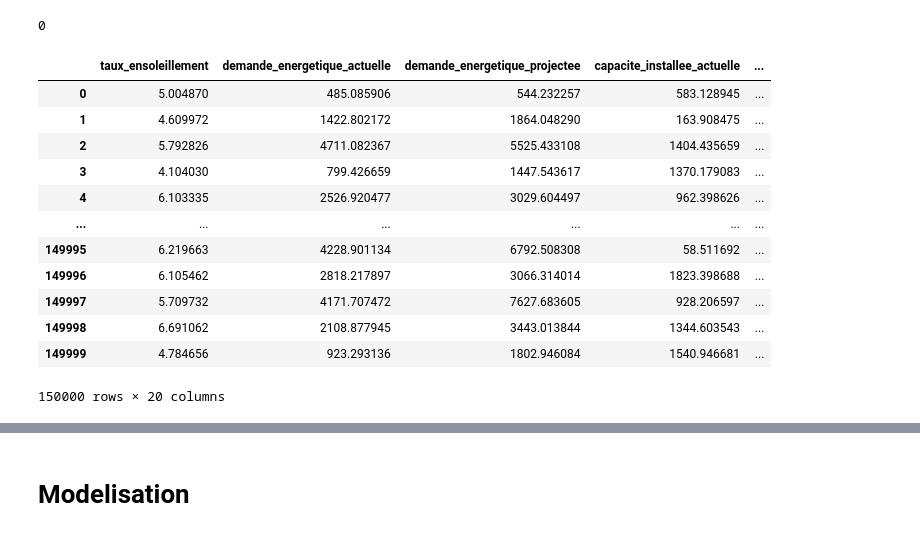
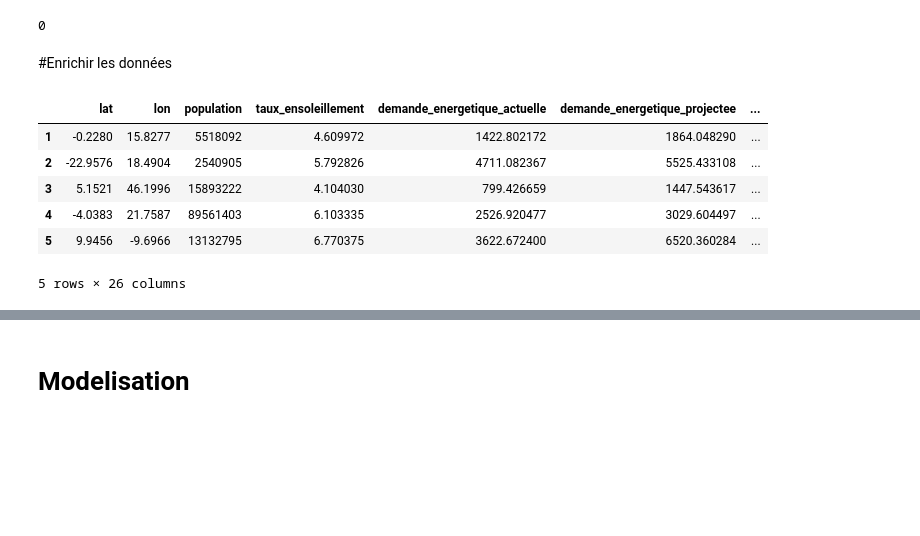
Before and after one commit to SIDIBEMoussa/DataHubNational, a Jupyter notebook: Epreuve_v_2.ipynb, the cells around one changed output, grey strips where cells are left out. Cells and saved outputs as stored; diff of their text form; code cells hidden in the pictures; blank space fills up the shorter version.

```diff
--- a/Epreuve_v_2.ipynb
+++ b/Epreuve_v_2.ipynb
@@ -199,19 +203,5 @@ if train_data.isna().sum().sum() != 0:
 train_data.isna().sum().sum()
 # %% [output]
 0
-# %%
-pd.get_dummies(train_data,)
-# %% [output]
-|  | taux_ensoleillement | demande_energetique_actuelle | demande_energetique_projectee | capacite_installee_actuelle | ... |
-| 0 | 5.004870 | 485.085906 | 544.232257 | 583.128945 | ... |
-| 1 | 4.609972 | 1422.802172 | 1864.048290 | 163.908475 | ... |
-| 2 | 5.792826 | 4711.082367 | 5525.433108 | 1404.435659 | ... |
-| 3 | 4.104030 | 799.426659 | 1447.543617 | 1370.179083 | ... |
-| 4 | 6.103335 | 2526.920477 | 3029.604497 | 962.398626 | ... |
-| ... | ... | ... | ... | ... | ... |
-| 149995 | 6.219663 | 4228.901134 | 6792.508308 | 58.511692 | ... |
-| 149996 | 6.105462 | 2818.217897 | 3066.314014 | 1823.398688 | ... |
-| 149997 | 5.709732 | 4171.707472 | 7627.683605 | 928.206597 | ... |
-| 149998 | 6.691062 | 2108.877945 | 3443.013844 | 1344.603543 | ... |
-| 149999 | 4.784656 | 923.293136 | 1802.946084 | 1540.946681 | ... |
-150000 rows × 20 columns
+# %% [markdown]
+#Enrichir les données
@@ -229,6 +231,16 @@ def encodage(data):
   return dfs
 
 train_data, test_data, sub_data = encodage([train_data, test_data, sub_data])
+# %%
+train_data.iloc[1:].head()
+# %% [output]
+|  | lat | lon | population | taux_ensoleillement | demande_energetique_actuelle | demande_energetique_projectee | ... |
+| 1 | -0.2280 | 15.8277 | 5518092 | 4.609972 | 1422.802172 | 1864.048290 | ... |
+| 2 | -22.9576 | 18.4904 | 2540905 | 5.792826 | 4711.082367 | 5525.433108 | ... |
+| 3 | 5.1521 | 46.1996 | 15893222 | 4.104030 | 799.426659 | 1447.543617 | ... |
+| 4 | -4.0383 | 21.7587 | 89561403 | 6.103335 | 2526.920477 | 3029.604497 | ... |
+| 5 | 9.9456 | -9.6966 | 13132795 | 6.770375 | 3622.672400 | 6520.360284 | ... |
+5 rows × 26 columns
 # %%
 sub_data.head()
 # %% [output]
```
Also changed, not shown: parts of 13 cells of this notebook.
